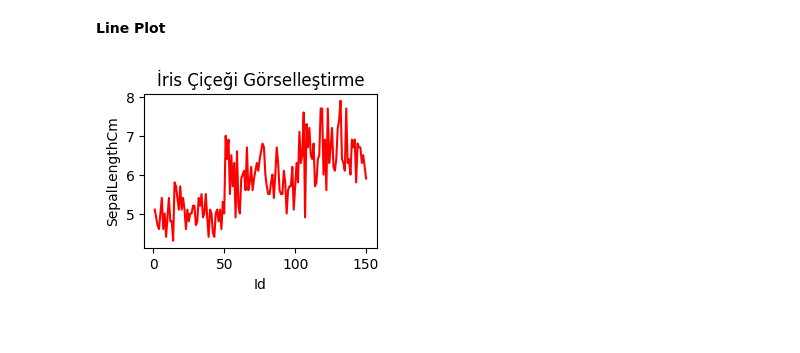
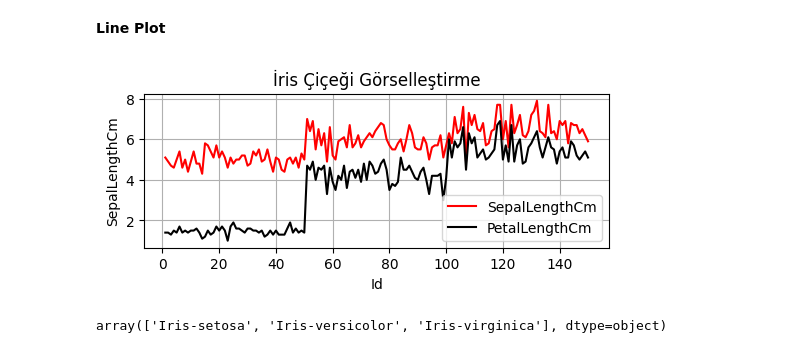
Before and after one commit to ayzezzz/Pupilica-AI-Bootcamp-Notes, a Jupyter notebook: matplotlib_operations.ipynb, the cells around one changed output. Saved outputs shown, nothing was run; the diff lists cells and outputs as text; code cells hidden in the pictures.

```diff
--- a/matplotlib_operations.ipynb
+++ b/matplotlib_operations.ipynb
@@ -79,11 +82,18 @@ import matplotlib.pyplot as plt
 **Line Plot**
 # %%
 # x ekseni, y ekseni, color, alpha(opacity)
-plt.figure(figsize=(3,2))
-plt.plot(veri["Id"],veri["SepalLengthCm"], color = "red", alpha = 1) # line plot
+plt.figure(figsize=(6,2))
+plt.plot(veri["Id"],veri["SepalLengthCm"], color = "red", alpha = 1, label = "SepalLengthCm") # line plot
+plt.plot(veri["Id"],veri["PetalLengthCm"], color = "black", alpha = 1, label = "PetalLengthCm")
 plt.title("İris Çiçeği Görselleştirme")
 plt.xlabel("Id")
 plt.ylabel("SepalLengthCm")
+plt.grid(True)
+plt.legend()
 plt.show()
 # %% [output]
-[figure, old version]
+[figure, new version]
+# %%
+veri.Species.unique()
+# %% [output]
+array(['Iris-setosa', 'Iris-versicolor', 'Iris-virginica'], dtype=object)
```
Also changed, not shown: parts of 2 cells of this notebook.
